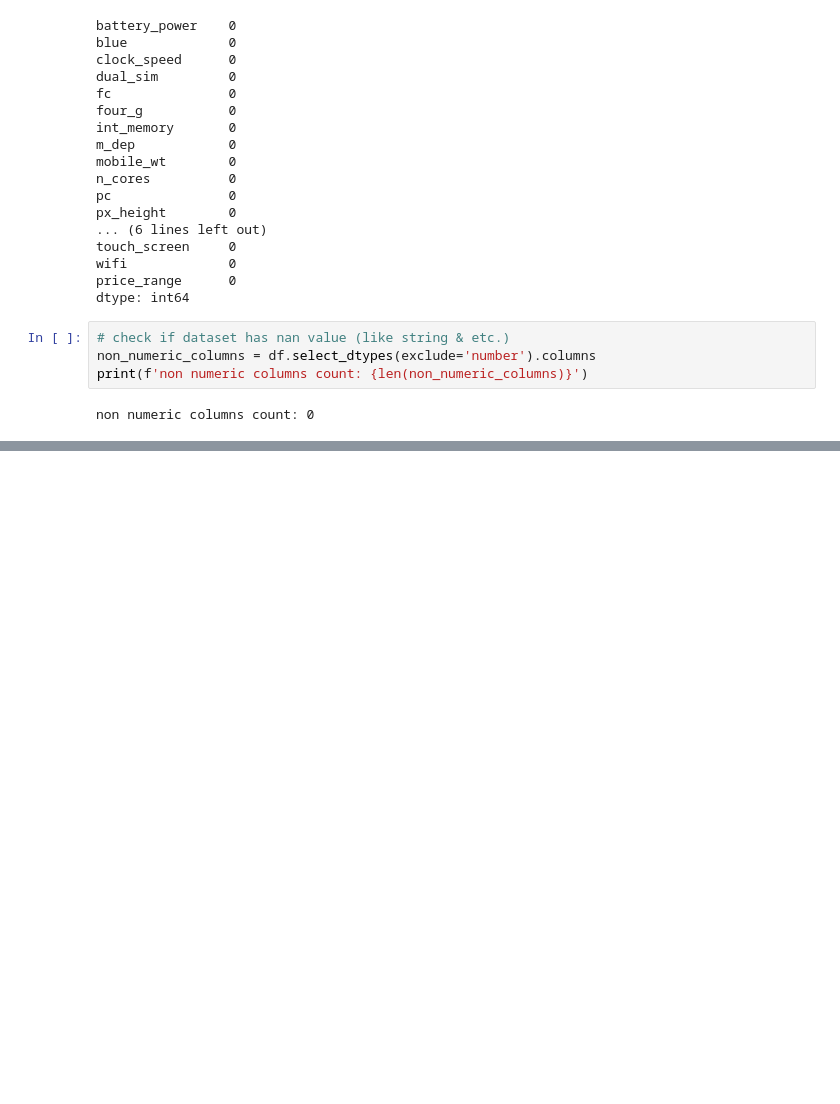
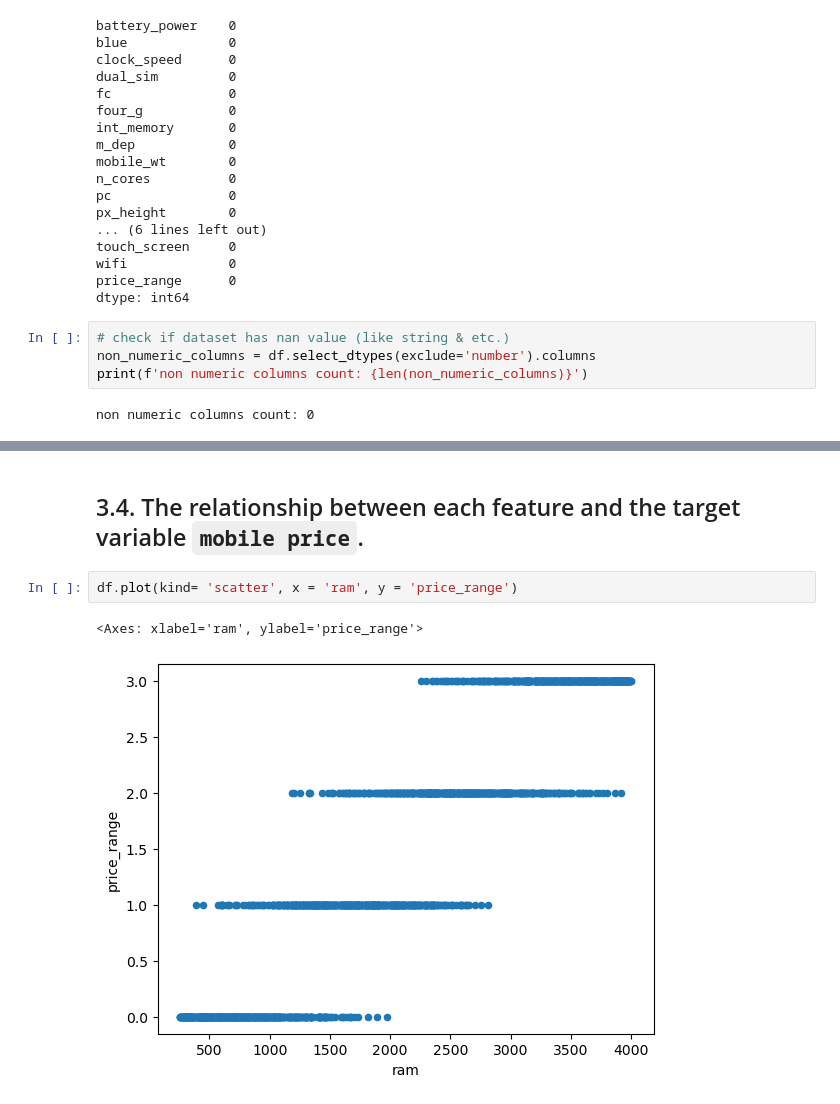
Before and after one commit to kazemini/data_analysis_practice, a Jupyter notebook: mobile_price_pre.ipynb, the cells around one changed output, grey strips where cells are left out. Drawn from its saved outputs; the diff is of its cells as text; blank space fills up the shorter version.

```diff
--- a/mobile_price_pre.ipynb
+++ b/mobile_price_pre.ipynb
@@ -115,0 +269,7 @@ non numeric columns count: 0
+# %% [markdown]
+## 3.4. The relationship between each feature and the target variable `mobile price`.
+# %%
+df.plot(kind= 'scatter', x = 'ram', y = 'price_range')
+# %% [output]
+<Axes: xlabel='ram', ylabel='price_range'>
+[figure, added]
```
Also changed, not shown: parts of 13 cells of this notebook.
